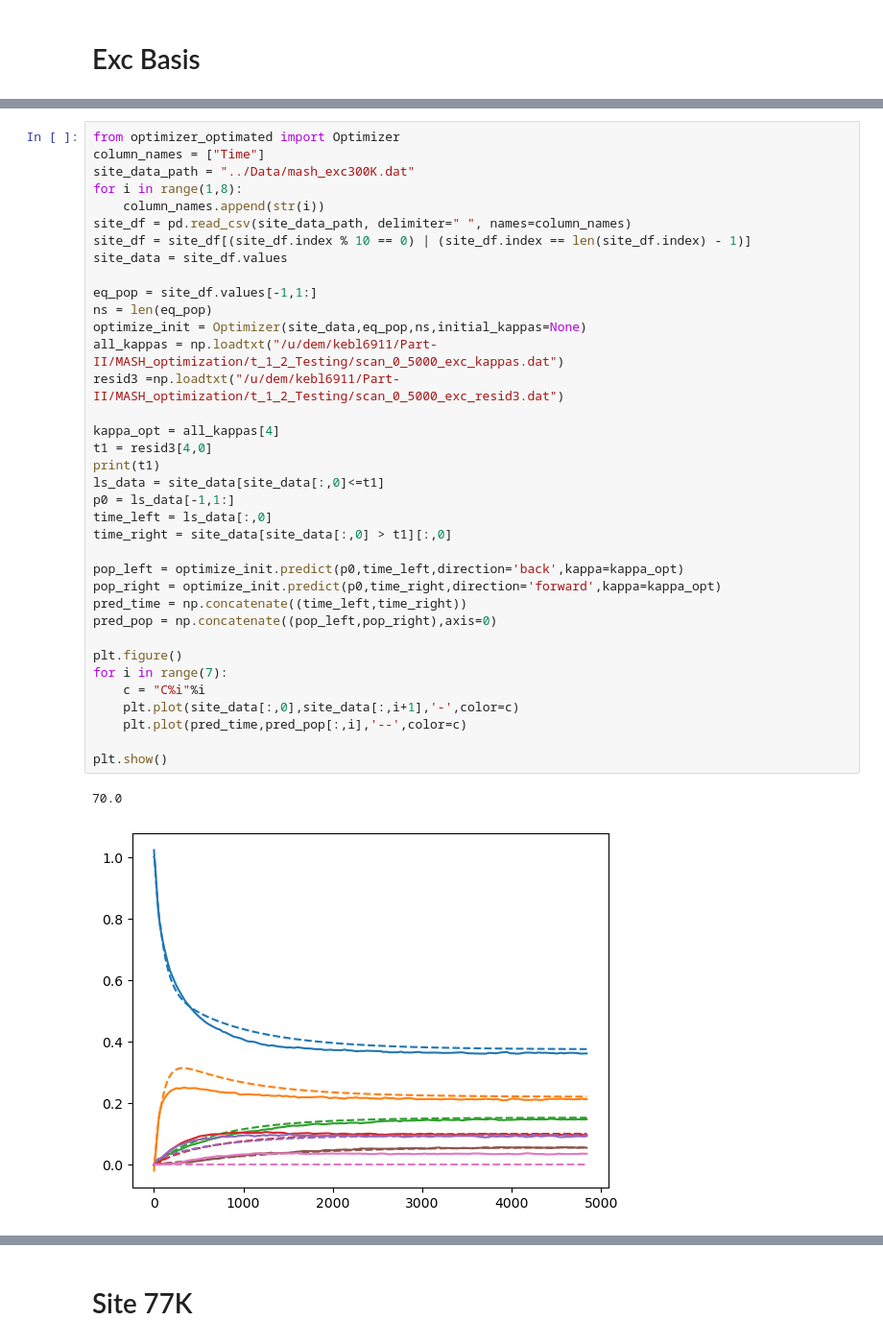
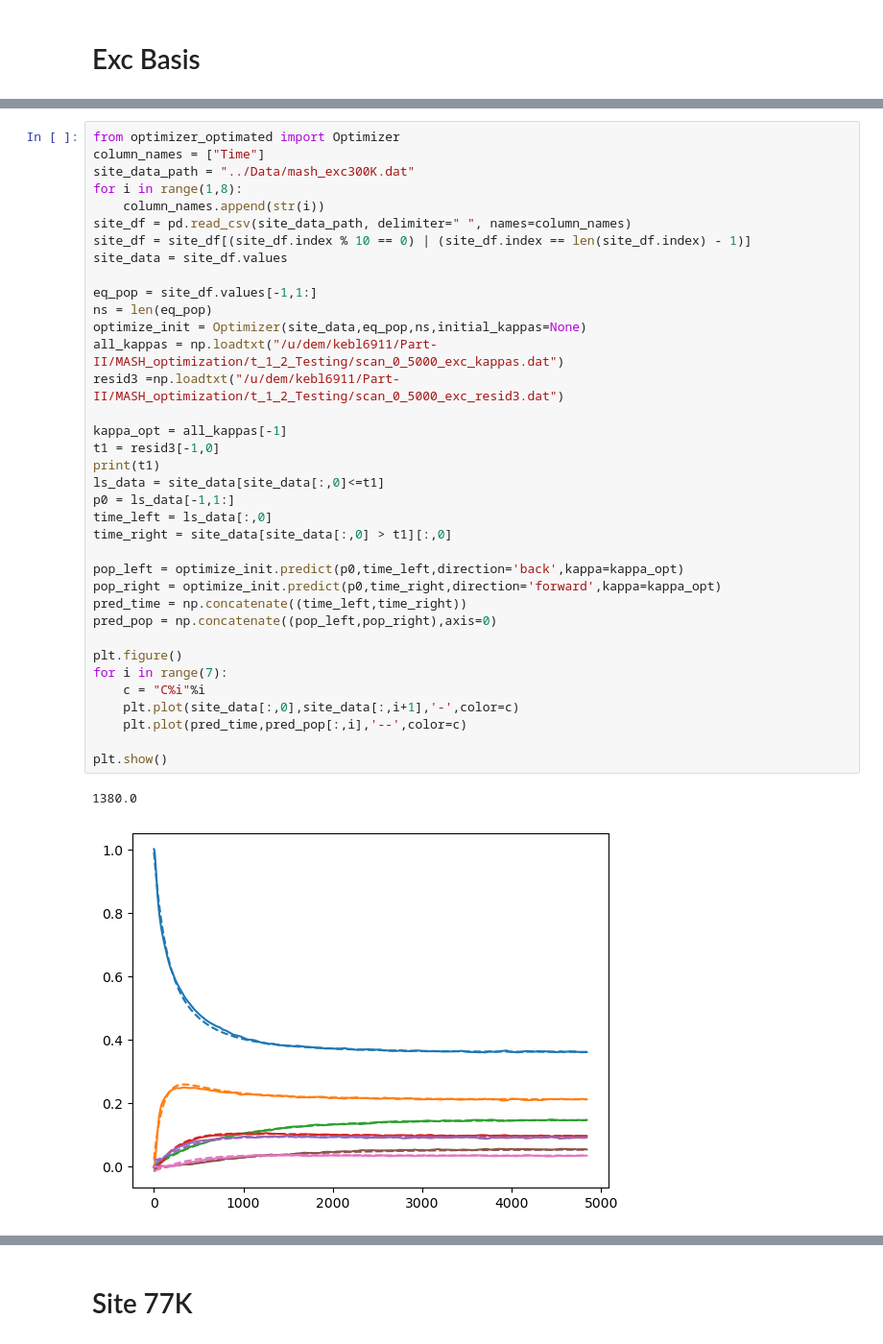
Before and after one commit to chloe-cyc/Part-II, a Jupyter notebook: MASH_optimization/t_1_2_Testing/plot_train_test.ipynb, the cells around one changed output, grey strips where cells are left out. Shown: that part at 96% size. Cells and saved outputs as stored; diff of their text form.

```diff
--- a/MASH_optimization/t_1_2_Testing/plot_train_test.ipynb
+++ b/MASH_optimization/t_1_2_Testing/plot_train_test.ipynb
@@ -68,37 +68,37 @@ for i in range(1,8):
     column_names.append(str(i))
 site_df = pd.read_csv(site_data_path, delimiter=" ", names=column_names)
 site_df = site_df[(site_df.index % 10 == 0) | (site_df.index == len(site_df.index) - 1)]
 site_data = site_df.values
 
 eq_pop = site_df.values[-1,1:]
 ns = len(eq_pop)
 optimize_init = Optimizer(site_data,eq_pop,ns,initial_kappas=None)
 all_kappas = np.loadtxt("/u/dem/kebl6911/Part-II/MASH_optimization/t_1_2_Testing/scan_0_5000_exc_kappas.dat")
 resid3 =np.loadtxt("/u/dem/kebl6911/Part-II/MASH_optimization/t_1_2_Testing/scan_0_5000_exc_resid3.dat")
 
-kappa_opt = all_kappas[4]
-t1 = resid3[4,0]
+kappa_opt = all_kappas[-1]
+t1 = resid3[-1,0]
 print(t1)
 ls_data = site_data[site_data[:,0]<=t1]
 p0 = ls_data[-1,1:]
 time_left = ls_data[:,0]
 time_right = site_data[site_data[:,0] > t1][:,0]
 
 pop_left = optimize_init.predict(p0,time_left,direction='back',kappa=kappa_opt)
 pop_right = optimize_init.predict(p0,time_right,direction='forward',kappa=kappa_opt)
 pred_time = np.concatenate((time_left,time_right))
 pred_pop = np.concatenate((pop_left,pop_right),axis=0)
 
 plt.figure()
 for i in range(7):
     c = "C%i"%i
     plt.plot(site_data[:,0],site_data[:,i+1],'-',color=c)
     plt.plot(pred_time,pred_pop[:,i],'--',color=c)
 
 plt.show()
 # %% [output]
-70.0
+1380.0
-[figure, old version]
+[figure, new version]
 # %%
 from optimizer_optimated import Optimizer
 column_names = ["Time"]
```
Also changed, not shown: parts of 5 cells of this notebook, 49 other files.
